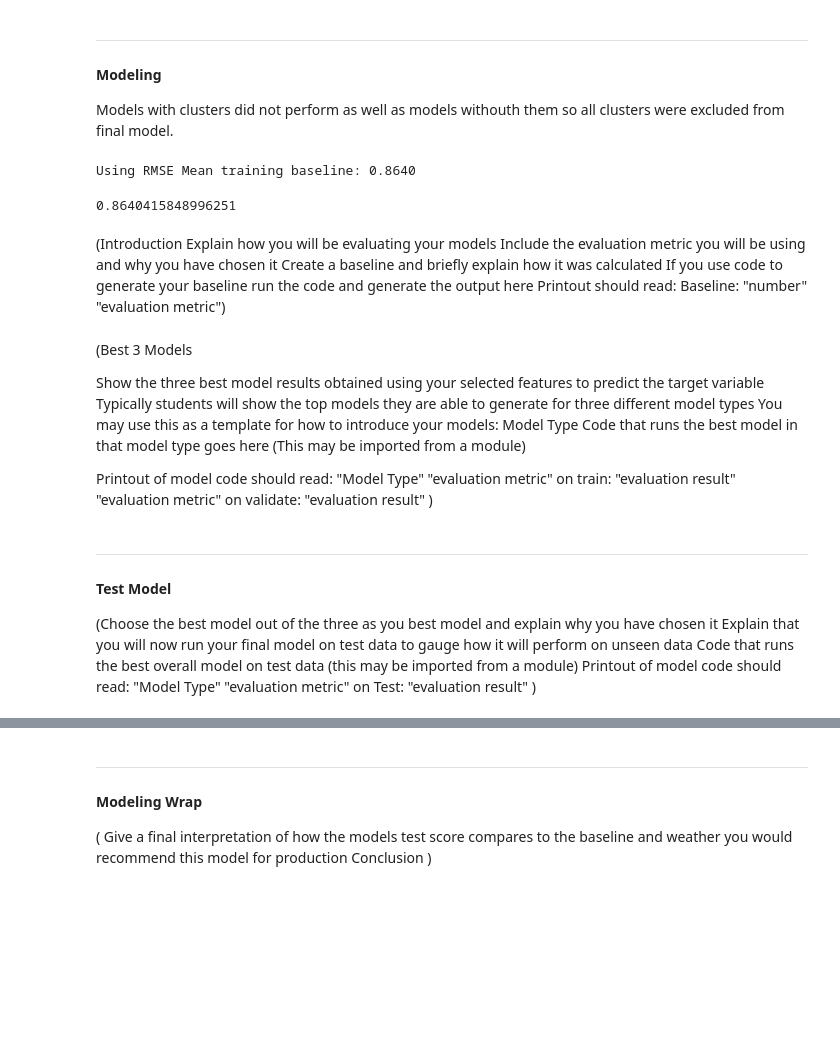
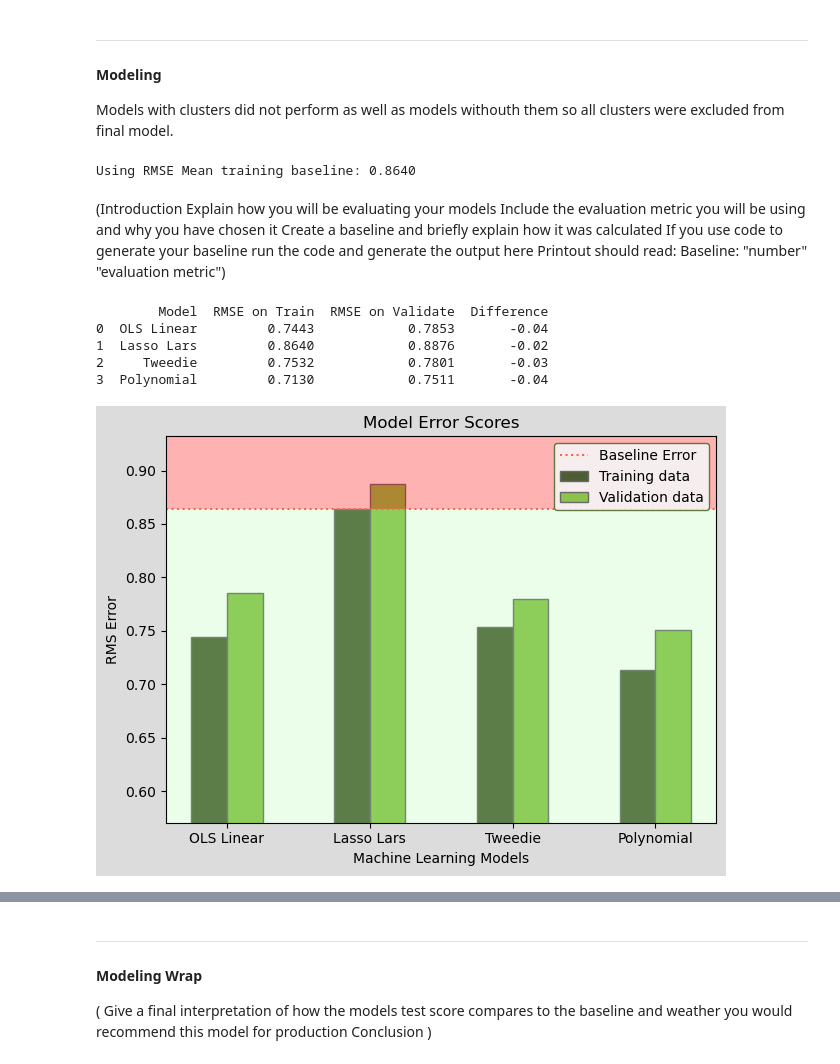
Before and after one commit to pour-choices/wine_clustering_project, a Jupyter notebook: blind_tastings.ipynb, the cells around one changed output, grey strips where cells are left out. Saved outputs shown, nothing was run; the diff lists cells and outputs as text; code cells hidden in the pictures; blank space fills up the shorter version.

```diff
--- a/blind_tastings.ipynb
+++ b/blind_tastings.ipynb
@@ -71,2 +74,7 @@ Four features were found to be drivers of quality: alcohol, density, chlorides,
 Models with clusters did not perform as well as models withouth them so all clusters were excluded from final model.
+# %%
+#function to get dummies for the type feature
+
+dumb_cols = ['type']
+train, val, test = m.make_dummies(train, val, test, dumb_cols)
 # %%
@@ -74,9 +82,8 @@ Models with clusters did not perform as well as models withouth them so all clus
 X_train, y_train, X_val, y_val, X_test, y_test = m.train_val_test(train, val, test, 'quality')
 # %%
-m.find_regression_baseline(y_train)
+baseline = m.find_regression_baseline(y_train)
 # %% [output]
 Using RMSE Mean training baseline: 0.8640
-0.8640415848996251
 # %% [markdown]
 
 
@@ -88,40 +95,12 @@ Create a baseline and briefly explain how it was calculated
 If you use code to generate your baseline run the code and generate the output here
 Printout should read:
 Baseline: "number" "evaluation metric")
-# %% [markdown]
-
-
-
-
-
-
-(Best 3 Models
-
-Show the three best model results obtained using your selected features to predict the target variable
-Typically students will show the top models they are able to generate for three different model types
-You may use this as a template for how to introduce your models:
-Model Type
-Code that runs the best model in that model type goes here
-(This may be imported from a module)
-
-Printout of model code should read:
-"Model Type"
-"evaluation metric" on train: "evaluation result"
-"evaluation metric" on validate: "evaluation result"
-)
-# %% [markdown]
-- - -
-#### Test Model
-
-
-
-
-
-
-(Choose the best model out of the three as you best model and explain why you have chosen it
-Explain that you will now run your final model on test data to gauge how it will perform on unseen data
-Code that runs the best overall model on test data (this may be imported from a module)
-Printout of model code should read:
-"Model Type"
-"evaluation metric" on Test: "evaluation result"
-)
+# %%
+m.find_model_scores(X_train, y_train, X_val, y_val, baseline)
+# %% [output]
+        Model  RMSE on Train  RMSE on Validate  Difference
+0  OLS Linear         0.7443            0.7853       -0.04
+1  Lasso Lars         0.8640            0.8876       -0.02
+2     Tweedie         0.7532            0.7801       -0.03
+3  Polynomial         0.7130            0.7511       -0.04
+[figure, added]
```
Also changed, not shown: parts of 10 cells of this notebook.
